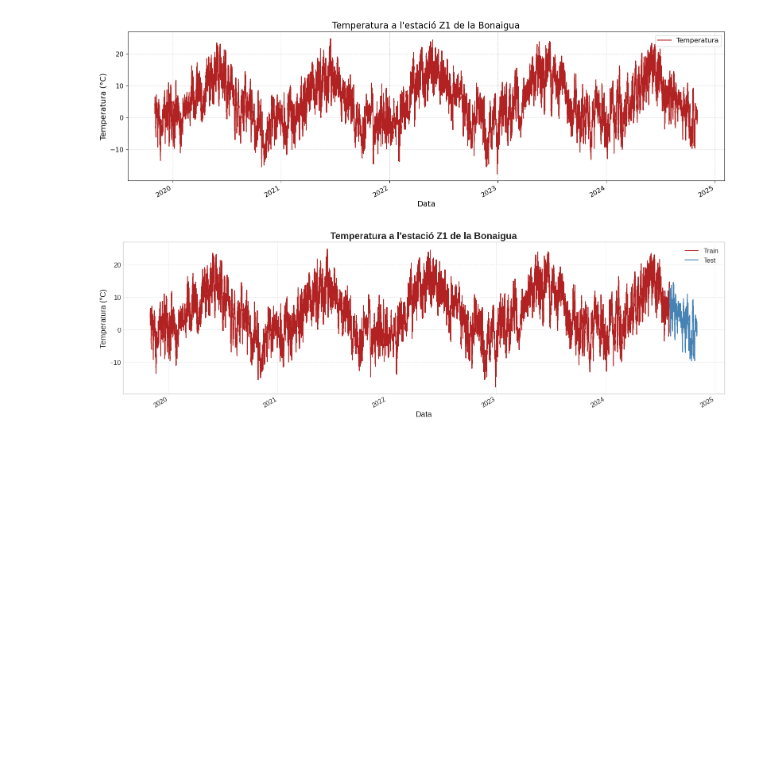
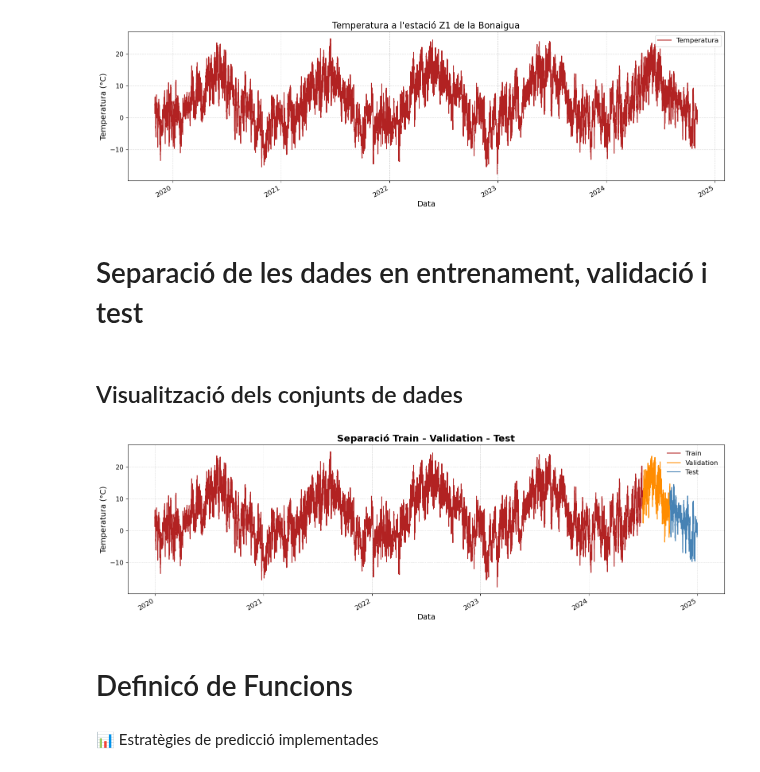
Before and after one commit to Paurro/TFM_SCM_Temperature_Forecasting_ML, a Jupyter notebook: models_prediccio/lstm_model.ipynb, the cells around one changed output. Saved outputs shown, nothing was run; the diff lists cells and outputs as text; code cells hidden in the pictures; blank space fills up the shorter version.

```diff
--- a/models_prediccio/lstm_model.ipynb
+++ b/models_prediccio/lstm_model.ipynb
@@ -175,37 +171,43 @@ plt.tight_layout()
 plt.show()
 # %% [output]
 [figure]
+# %% [markdown]
+# Separació de les dades en entrenament, validació i test
 # %%
-# Separem train i test
-# Train fins els últims 3 mesos del conjunt de dades
-data_limit_train = df_lstm['data'].max() - pd.DateOffset(months=3)
+# Definim les dates límit per la separació
+data_max = df_lstm['data'].max()
 
-df_train = df_lstm[df_lstm['data'] <= data_limit_train].copy()
-df_test = df_lstm[df_lstm['data'] > data_limit_train].copy()
+data_limit_train = data_max - pd.DateOffset(months=6)      # Límit final del train
+data_limit_val = data_max - pd.DateOffset(months=3)        # Límit final de la validació
 
-
-# Plot de les dades de train i test
-plt.figure(figsize=(16, 5))
-
-# Línies de train i test
-plt.plot(df_train['data'], df_train['valor'], label='Train', color='firebrick', linewidth=1.5)
-plt.plot(df_test['data'], df_test['valor'], label='Test', color='steelblue', linewidth=1.5)
-
-# Estil igual que el que vols
-plt.title('Temperatura a l\'estació Z1 de la Bonaigua', fontsize=17, weight='bold')  # 🔸 negreta
-plt.xlabel('Data', fontsize=14)
-plt.ylabel('Temperatura (°C)', fontsize=14)
-plt.xticks(fontsize=12)
-plt.yticks(fontsize=12)
-plt.grid(True, linestyle='--', alpha=0.5, linewidth=0.6)  # 🔸 graella suau
-plt.legend(fontsize=12, frameon=False)  # 🔸 llegenda neta
-
-# Format temporal de l’eix X
-plt.gca().xaxis.set_major_formatter(mdates.DateFormatter('%Y'))
-plt.gca().xaxis.set_major_locator(mdates.MonthLocator(interval=12))
-plt.gcf().autofmt_xdate()
-
-plt.tight_layout()
-plt.show()
+# Separem els datasets
+df_train = df_lstm[df_lstm['data'] <= data_limit_train].copy().reset_index(drop=True)
+df_val = df_lstm[(df_lstm['data'] > data_limit_train) & (df_lstm['data'] <= data_limit_val)].copy().reset_index(drop=True)
+df_test = df_lstm[df_lstm['data'] > data_limit_val].copy().reset_index(drop=True)
-# %% [output]
-[figure, removed]
+# %% [markdown]
+## Visualització dels conjunts de dades
+# %%
+
+# Confirmem la separació amb un gràfic
+plt.figure(figsize=(16, 5))
+plt.plot(df_train['data'], df_train['valor'], label='Train', color='firebrick', linewidth=1.5)
+plt.plot(df_val['data'], df_val['valor'], label='Validation', color='darkorange', linewidth=1.5)
+plt.plot(df_test['data'], df_test['valor'], label='Test', color='steelblue', linewidth=1.5)
+
+plt.title('Separació Train - Validation - Test', fontsize=17, weight='bold')
+plt.xlabel('Data', fontsize=14)
+plt.ylabel('Temperatura (°C)', fontsize=14)
+plt.xticks(fontsize=12)
+plt.yticks(fontsize=12)
+plt.grid(True, linestyle='--', alpha=0.5, linewidth=0.6)
+plt.legend(fontsize=12, frameon=False)
+
+plt.gca().xaxis.set_major_formatter(mdates.DateFormatter('%Y'))
+plt.gcf().autofmt_xdate()
+
+plt.tight_layout()
+plt.show()
+# %% [output]
+[figure, added]
+# %% [markdown]
+# Definicó de Funcions
@@ -211,0 +272,2 @@ plt.show()
+# %% [markdown]
+ 📊 Estratègies de predicció implementades
```
Also changed, not shown: parts of 62 cells of this notebook, 3 other files.
